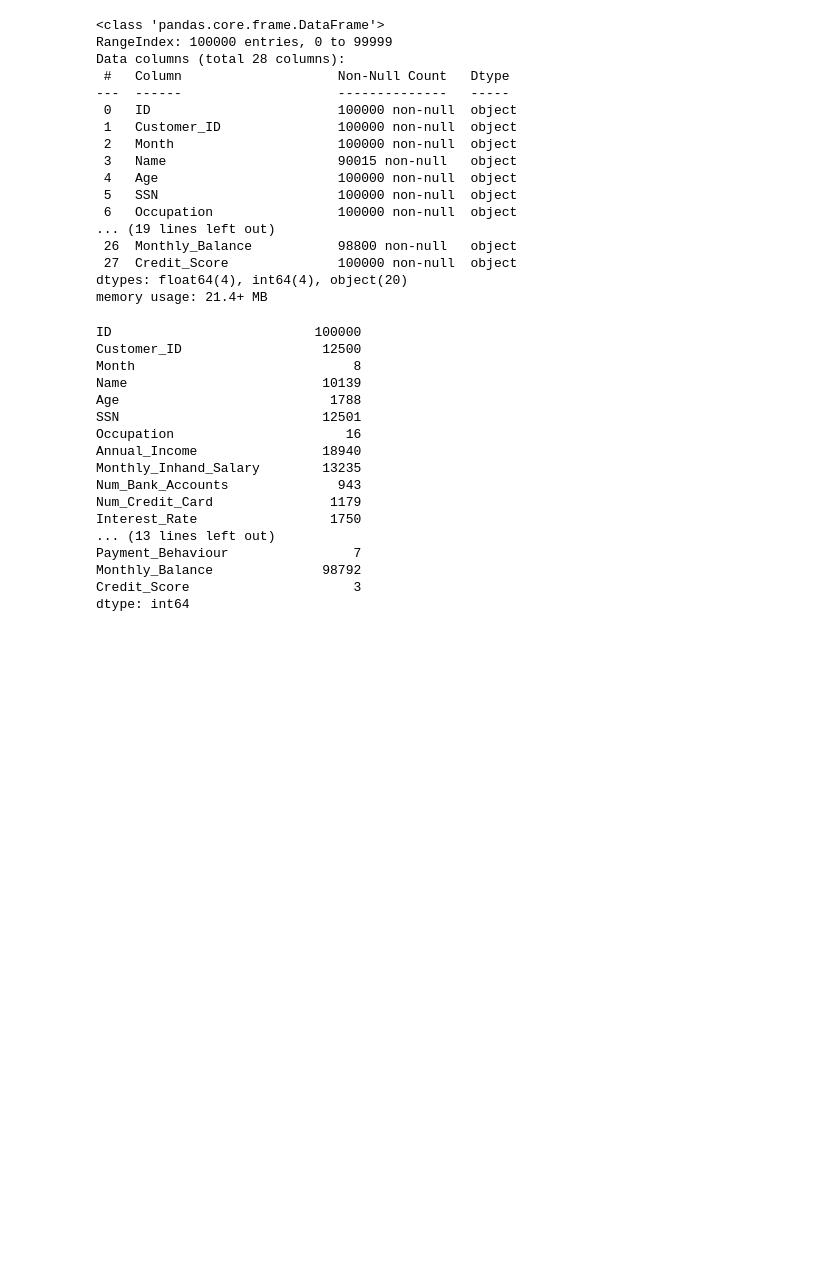
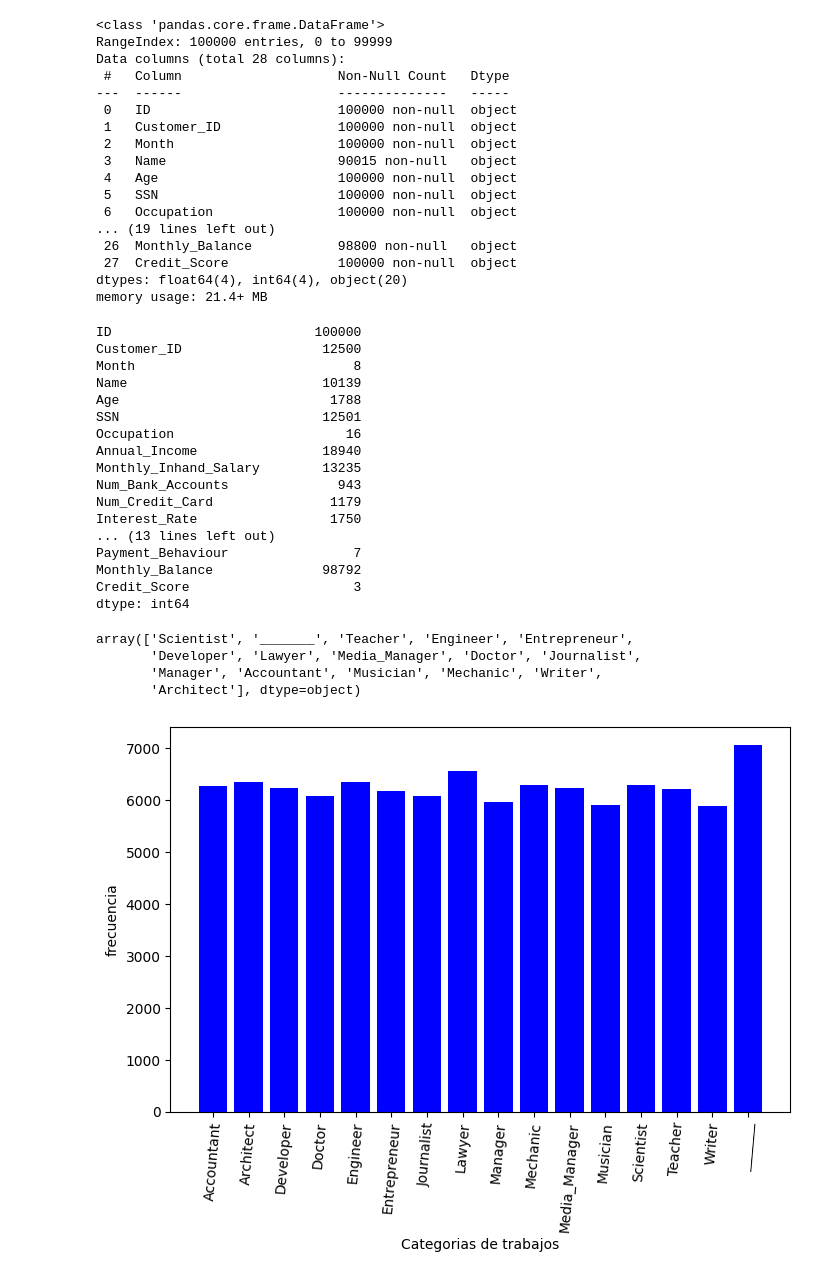
Before and after one commit to jadercaro/ClasificacionPuntajesCredito, a Jupyter notebook: Clasificación_de_puntajes_de_creditos.ipynb, the cells around one changed output. Cells and saved outputs as stored; diff of their text form; code cells hidden in the pictures; blank space fills up the shorter version.

```diff
--- a/Clasificación_de_puntajes_de_creditos.ipynb
+++ b/Clasificación_de_puntajes_de_creditos.ipynb
@@ -74,3 +74,24 @@ Payment_Behaviour                7
 Monthly_Balance              98792
 Credit_Score                     3
 dtype: int64
+# %%
+database['Occupation'].unique()
+# %% [output]
+array(['Scientist', '_______', 'Teacher', 'Engineer', 'Entrepreneur',
+       'Developer', 'Lawyer', 'Media_Manager', 'Doctor', 'Journalist',
+       'Manager', 'Accountant', 'Musician', 'Mechanic', 'Writer',
+       'Architect'], dtype=object)
+# %%
+import numpy as np
+import matplotlib.pyplot as plt
+unique_element, counts = np.unique(database['Occupation'], return_counts=True)
+
+plt.figure(figsize=(8,5))
+plt.bar(unique_element, counts, color='blue')
+plt.xlabel('Categorias de trabajos')
+plt.ylabel('frecuencia')
+plt.xticks(rotation=85)
+
+plt.show()
+# %% [output]
+[figure, added]
```
Also changed, not shown: parts of 3 cells of this notebook.
